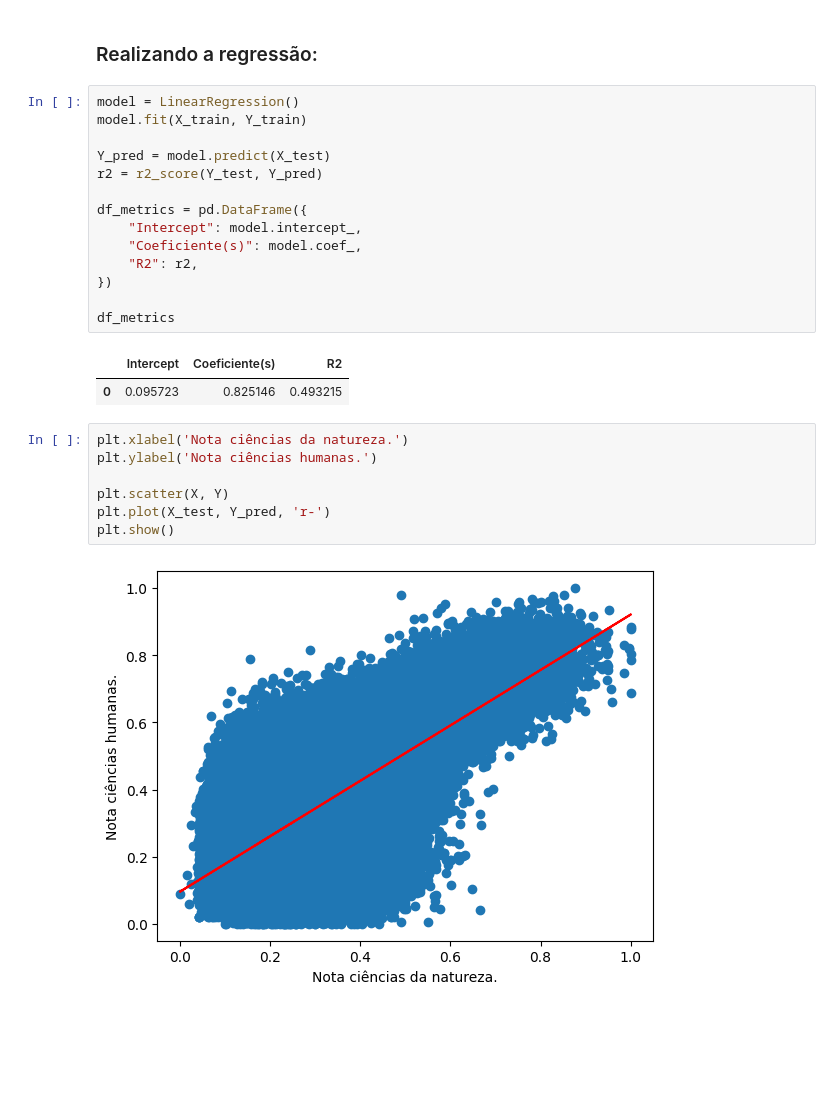
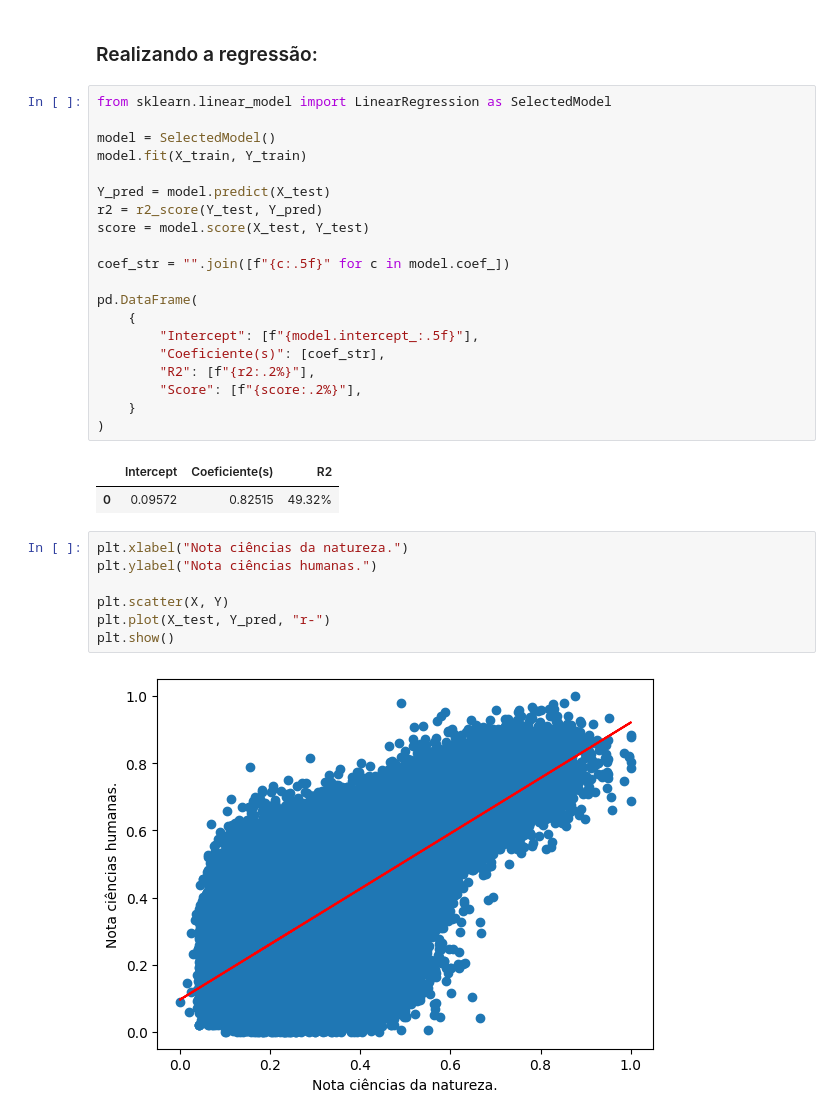
Before and after one commit to gabriel-fonseca-repo/enem-microdados-ml, a Jupyter notebook: src/regressao/linear.ipynb, the cells around one changed output. Drawn from its saved outputs; the diff is of its cells as text; blank space fills up the shorter version.

Commit message:
Progresso definição dos modelos.

```diff
--- a/src/regressao/linear.ipynb
+++ b/src/regressao/linear.ipynb
@@ -106,28 +106,34 @@ pd.DataFrame(X_train).head()
 # %% [markdown]
 ### Realizando a regressão:
 # %%
-model = LinearRegression()
+from sklearn.linear_model import LinearRegression as SelectedModel
+
+model = SelectedModel()
 model.fit(X_train, Y_train)
 
 Y_pred = model.predict(X_test)
 r2 = r2_score(Y_test, Y_pred)
+score = model.score(X_test, Y_test)
 
-df_metrics = pd.DataFrame({
-    "Intercept": model.intercept_,
-    "Coeficiente(s)": model.coef_,
-    "R2": r2,
-})
+coef_str = "".join([f"{c:.5f}" for c in model.coef_])
 
-df_metrics
+pd.DataFrame(
+    {
+        "Intercept": [f"{model.intercept_:.5f}"],
+        "Coeficiente(s)": [coef_str],
+        "R2": [f"{r2:.2%}"],
+        "Score": [f"{score:.2%}"],
+    }
+)
 # %% [output]
 |  | Intercept | Coeficiente(s) | R2 |
-| 0 | 0.095723 | 0.825146 | 0.493215 |
+| 0 | 0.09572 | 0.82515 | 49.32% |
 # %%
-plt.xlabel('Nota ciências da natureza.')
-plt.ylabel('Nota ciências humanas.')
+plt.xlabel("Nota ciências da natureza.")
+plt.ylabel("Nota ciências humanas.")
 
 plt.scatter(X, Y)
-plt.plot(X_test, Y_pred, 'r-')
+plt.plot(X_test, Y_pred, "r-")
 plt.show()
 # %% [output]
 [figure]
```
Also changed, not shown: parts of 2 cells of this notebook, 7 other files.
